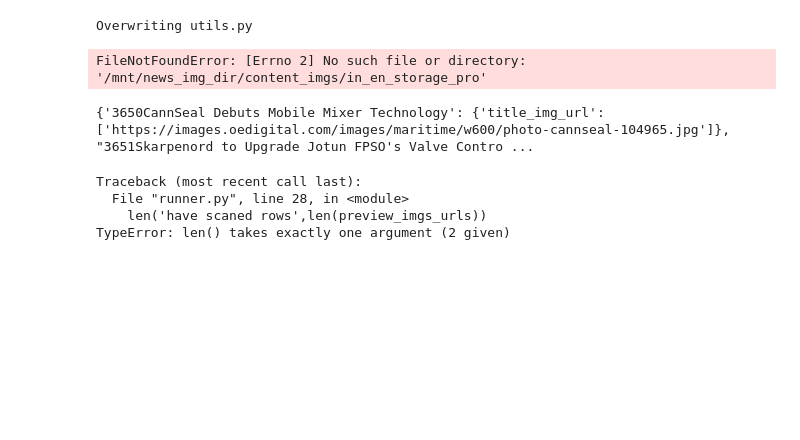
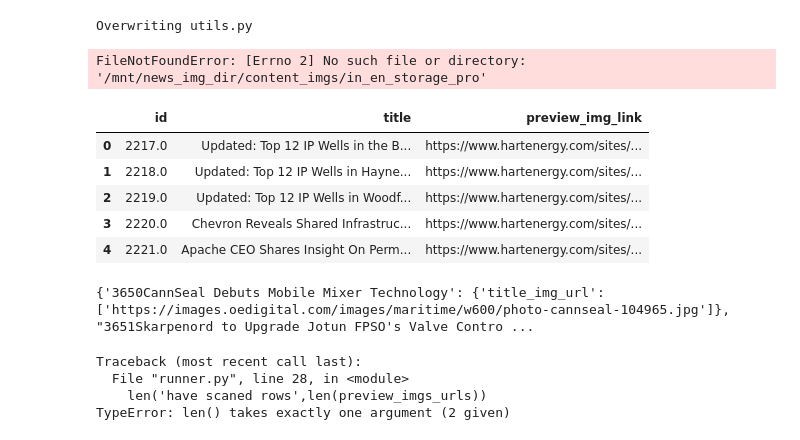
Before and after one commit to RayFromUiS/img_downloader, a Jupyter notebook: imp_downloader.ipynb, the cells around one changed output. Saved outputs shown, nothing was run; the diff lists cells and outputs as text; code cells hidden in the pictures; blank space fills up the shorter version.

```diff
--- a/imp_downloader.ipynb
+++ b/imp_downloader.ipynb
@@ -454,3 +459,18 @@ def download_imgs(img_urls,img_url_key,img_url_local_key,save_dir,table):
+# %%
+uri = 'mysql+pymysql://root:jinzheng1706@139.198.191.224:3308/news_oil'
+engine = db_connect(uri)
+create_table(engine)
+# %%
+df = pd.read_sql_table('hart_energy_pro',engine,columns=['id','title','preview_img_link'])
+# %%
+df.head()
+# %% [output]
+|  | id | title | preview_img_link |
+| 0 | 2217.0 | Updated: Top 12 IP Wells in the B... | https://www.hartenergy.com/sites/... |
+| 1 | 2218.0 | Updated: Top 12 IP Wells in Hayne... | https://www.hartenergy.com/sites/... |
+| 2 | 2219.0 | Updated: Top 12 IP Wells in Woodf... | https://www.hartenergy.com/sites/... |
+| 3 | 2220.0 | Chevron Reveals Shared Infrastruc... | https://www.hartenergy.com/sites/... |
+| 4 | 2221.0 | Apache CEO Shares Insight On Perm... | https://www.hartenergy.com/sites/... |
 # %%
 from model import db_connect,create_table
 from utils import  grap_preview_imgs_urls,grap_content_imgs_urls,get_preview_imgs_url, \
```
Also changed, not shown: parts of 1 cell of this notebook, 1 other file.
